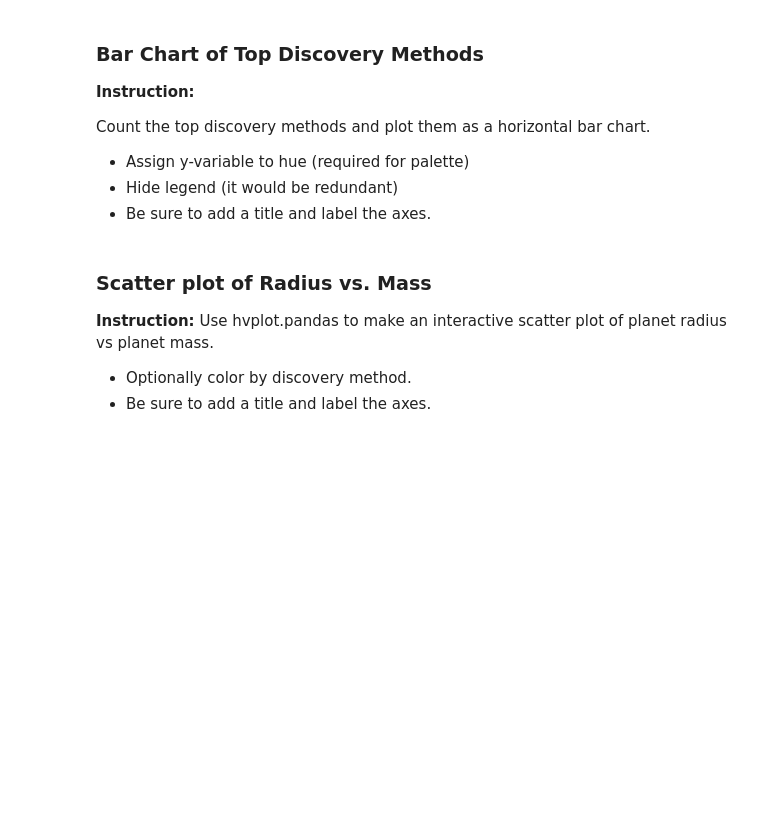
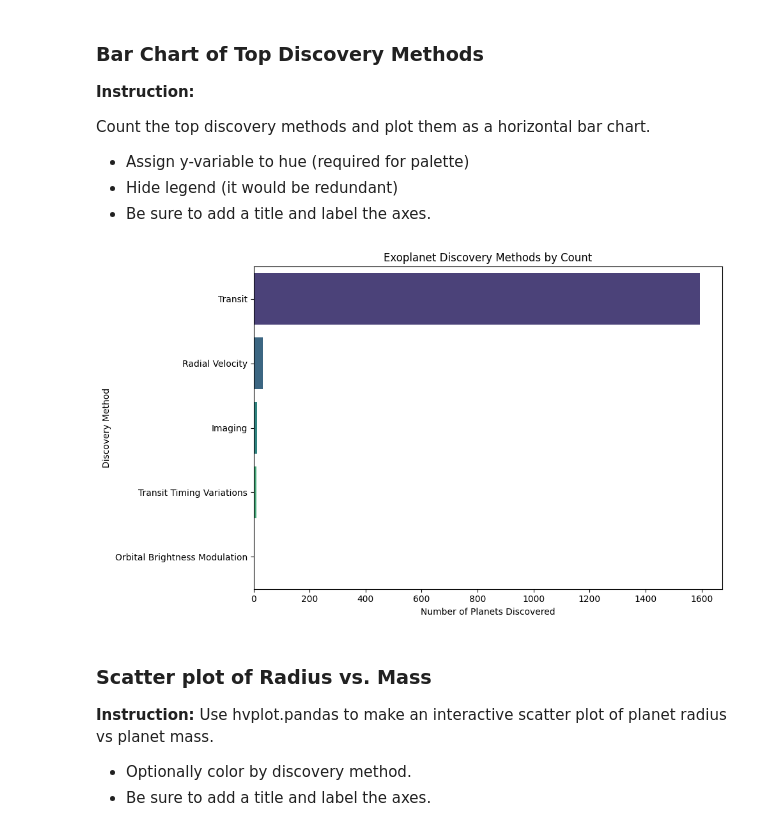
Before and after one commit to udacity/cd0024-project-starter, a Jupyter notebook: starter/Project.ipynb, the cells around one changed output. Saved outputs shown, nothing was run; the diff lists cells and outputs as text; code cells hidden in the pictures; blank space fills up the shorter version.

```diff
--- a/starter/Project.ipynb
+++ b/starter/Project.ipynb
@@ -188,6 +331,20 @@ Count the top discovery methods and plot them as a horizontal bar chart.
 - Be sure to add a title and label the axes.
 # %%
 #TODO: Create a bar chart of the top discovery methods
+# Bar chart of top discovery methods
+method_counts = df['discoverymethod'].value_counts().reset_index()
+method_counts.columns = ['method', 'count']
+
+fig, ax = plt.subplots(figsize=(10, 6))
+sns.barplot(data=method_counts, x='count', y='method', hue='method',
+          palette='viridis', legend=False, ax=ax)
+ax.set_xlabel('Number of Planets Discovered')
+ax.set_ylabel('Discovery Method')
+ax.set_title('Exoplanet Discovery Methods by Count')
+plt.tight_layout()
+plt.show()
+# %% [output]
+[figure, added]
 # %% [markdown]
 ### Scatter plot of Radius vs. Mass
 **Instruction:**
```
Also changed, not shown: parts of 18 cells of this notebook, 6 other files.
